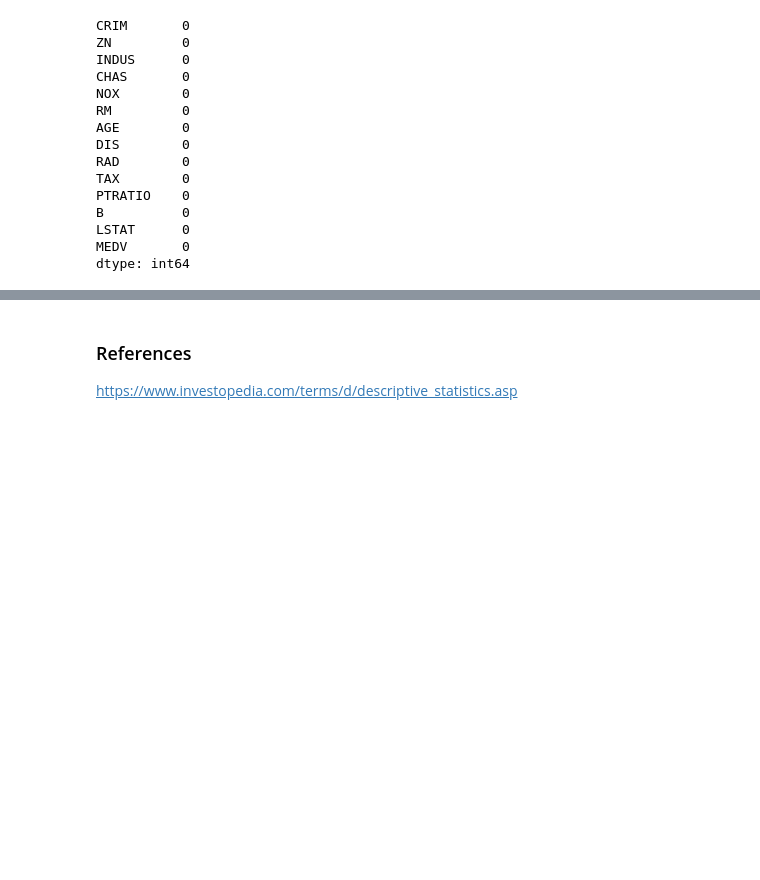
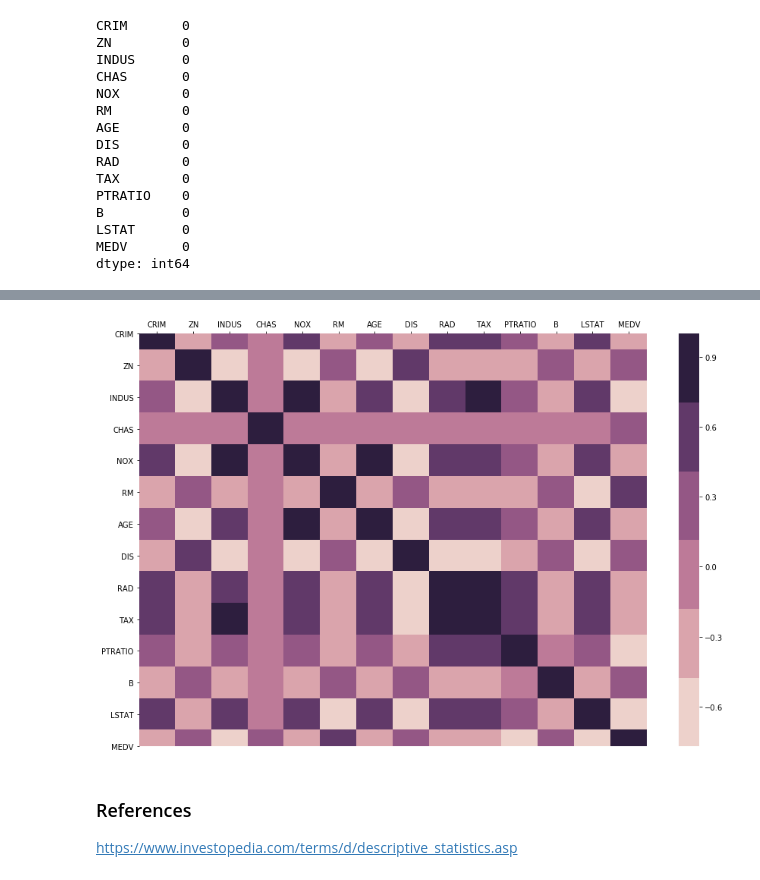
Before and after one commit to cdigap/MLAS_ASSESSMENT, a Jupyter notebook: Boston House Prices - MLAS - Assessment .ipynb, the cells around one changed output, grey strips where cells are left out. Drawn from its saved outputs; the diff is of its cells as text; code cells hidden in the pictures; blank space fills up the shorter version.

```diff
--- a/Boston House Prices - MLAS - Assessment .ipynb
+++ b/Boston House Prices - MLAS - Assessment .ipynb
@@ -164,3 +231,16 @@ Name: TAX, Length: 506, dtype: int64
+# %%
+%matplotlib inline
+
+plt.figure(figsize=(15,10))
+
+ax = sns.heatmap(data_file.corr(),cmap=sns.cubehelix_palette())
+ax.xaxis.tick_top()
+##plt.tight_layout()
+
+##plt.savefig('BOSTON DATA SET')
+plt.show()
+# %% [output]
+[figure, added]
 # %% [markdown]
 ### References
 https://www.investopedia.com/terms/d/descriptive_statistics.asp
```
Also changed, not shown: parts of 13 cells of this notebook.
